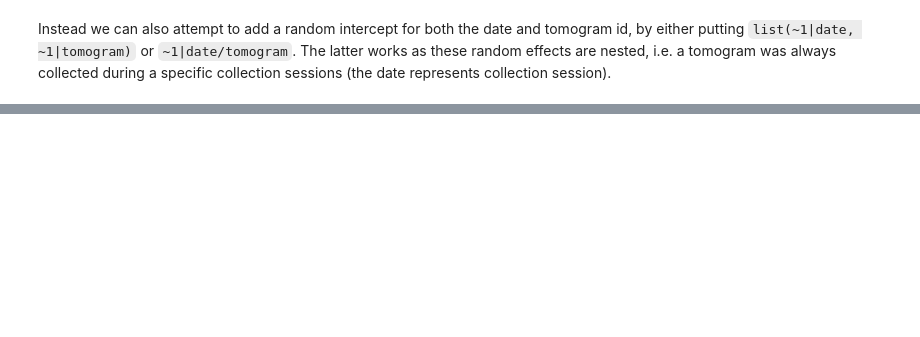
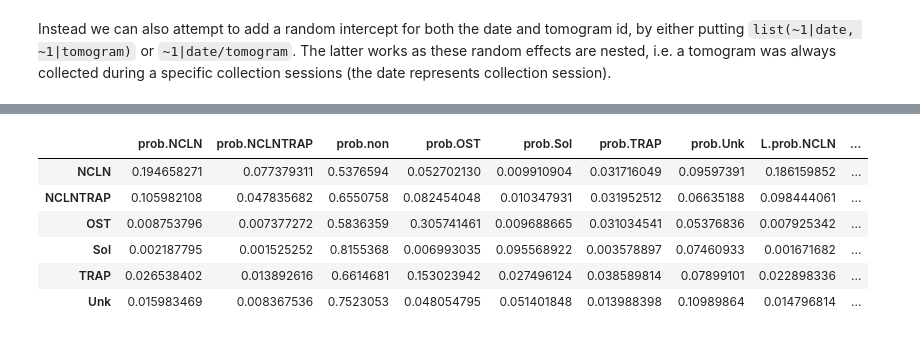
Before and after one commit to McHaillet/polysome-stats, a Jupyter notebook: polysomes/example_stats_R.ipynb, the cells around one changed output, grey strips where cells are left out. Cells and saved outputs as stored; diff of their text form; code cells hidden in the pictures; blank space fills up the shorter version.

```diff
--- a/polysomes/example_stats_R.ipynb
+++ b/polysomes/example_stats_R.ipynb
@@ -74,7 +76,3 @@ Number of Fisher scoring iterations:  5
 Number of observations
   Groups by date: 7
   Individual observations:  132371
-# %%
-fit.eff <- Effect.mblogit(model_elongation_state_in_chain_1a, 'elongation')
-fit.eff$predictors  # these are the row names
-data.frame(fit.eff$prob, fit.eff$lower.prob, fit.eff$upper.prob)  # of this table
@@ -184,0 +508,14 @@ The variance-covariance matrix of the random effects (although now its just a si
+# %%
+temp <- data.frame(df_wt)
+temp$state_full <- factor(ifelse(temp$state_full %in% c('NCLN', 'NCLNCCDC47'),
+                                   'NCLN', as.character(temp$state_full)))
+temp$state_full <- factor(ifelse(temp$state_full %in% c('NCLNTRAP', 'NCLNTRAPCCDC47'),
+                                   'NCLNTRAP', as.character(temp$state_full)))
+temp$tr_state_full <- factor(ifelse(temp$tr_state_full %in% c('NCLN', 'NCLNCCDC47'),
+                                   'NCLN', as.character(temp$tr_state_full)))
+temp$tr_state_full <- factor(ifelse(temp$tr_state_full %in% c('NCLNTRAP', 'NCLNTRAPCCDC47'),
+                                   'NCLNTRAP', as.character(temp$tr_state_full)))
+
+model_trail_state_extended <- mblogit(tr_state_full ~ state_full, data = temp, random = ~1|tomogram,
+                       control=mmclogit.control(epsilon = 1e-08, maxit = 100))
+summary(model_trail_state_extended)
@@ -184,0 +557,17 @@ The variance-covariance matrix of the random effects (although now its just a si
+# %%
+# print the calculated probailities from the model
+fit.eff <- Effect.mblogit(model_trail_state_extended, 'state_full')
+prediction <- data.frame(fit.eff$prob, fit.eff$lower.prob, fit.eff$upper.prob)
+row.names(prediction) <- fit.eff$predictors
+prediction
+
+# and write to csv file
+write.csv(prediction, "../data/results/mblogit_trailing-polysome-translocon_extended.csv", row.names=TRUE)
+# %% [output]
+|  | prob.NCLN | prob.NCLNTRAP | prob.non | prob.OST | prob.Sol | prob.TRAP | prob.Unk | L.prob.NCLN | ... |
+| NCLN | 0.194658271 | 0.077379311 | 0.5376594 | 0.052702130 | 0.009910904 | 0.031716049 | 0.09597391 | 0.186159852 | ... |
+| NCLNTRAP | 0.105982108 | 0.047835682 | 0.6550758 | 0.082454048 | 0.010347931 | 0.031952512 | 0.06635188 | 0.098444061 | ... |
+| OST | 0.008753796 | 0.007377272 | 0.5836359 | 0.305741461 | 0.009688665 | 0.031034541 | 0.05376836 | 0.007925342 | ... |
+| Sol | 0.002187795 | 0.001525252 | 0.8155368 | 0.006993035 | 0.095568922 | 0.003578897 | 0.07460933 | 0.001671682 | ... |
+| TRAP | 0.026538402 | 0.013892616 | 0.6614681 | 0.153023942 | 0.027496124 | 0.038589814 | 0.07899101 | 0.022898336 | ... |
+| Unk | 0.015983469 | 0.008367536 | 0.7523053 | 0.048054795 | 0.051401848 | 0.013988398 | 0.10989864 | 0.014796814 | ... |
```
Also changed, not shown: parts of 30 cells of this notebook, 19 other files.
